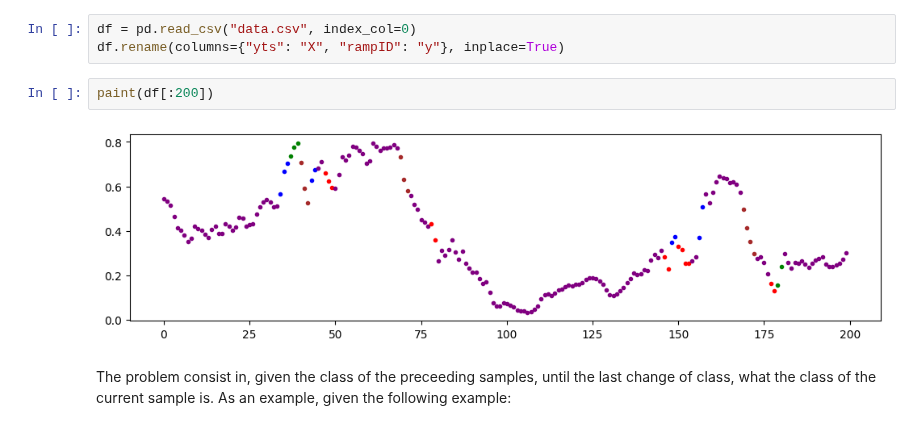
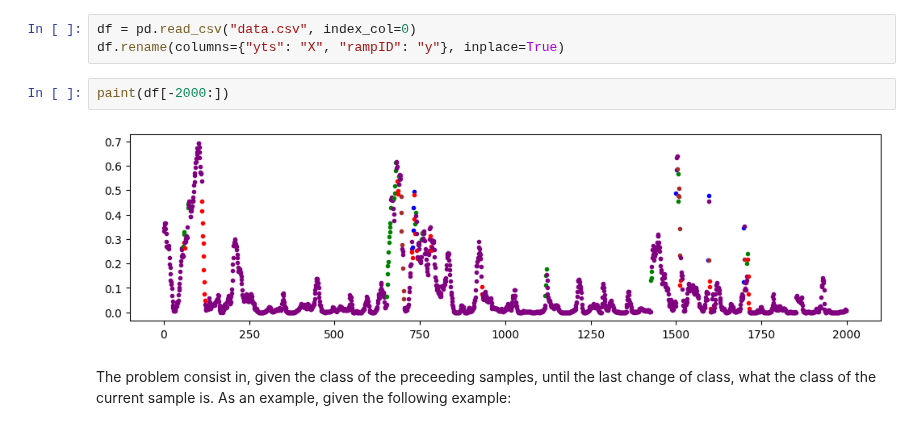
Before and after one commit to pascaltribel/RampUp, a Jupyter notebook: Playground.ipynb, the cells around one changed output. Cells and saved outputs as stored; diff of their text form.

```diff
--- a/Playground.ipynb
+++ b/Playground.ipynb
@@ -15,9 +15,9 @@ def paint(d):
 df = pd.read_csv("data.csv", index_col=0)
 df.rename(columns={"yts": "X", "rampID": "y"}, inplace=True)
 # %%
-paint(df[:200])
+paint(df[-2000:])
 # %% [output]
-[figure, old version]
+[figure, new version]
 # %% [markdown]
 The problem consist in, given the class of the preceeding samples, until the last change of class, what the class of the current sample is. As an example, given the following example:
 # %%
```
Also changed, not shown: 1 other file.
